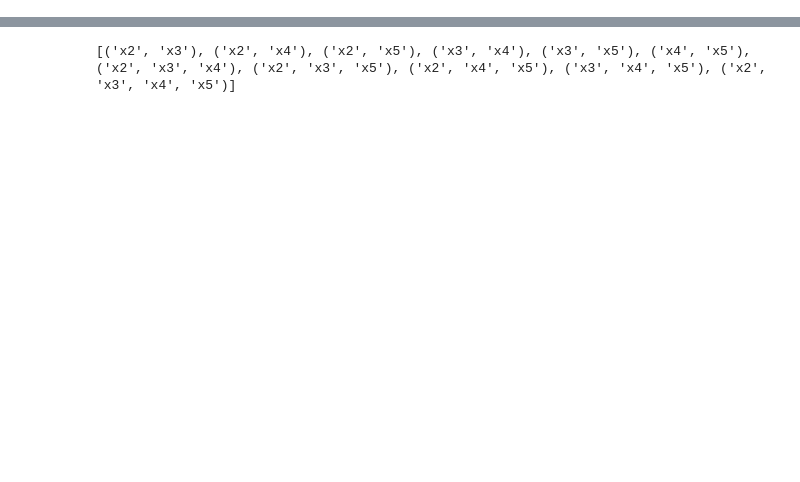
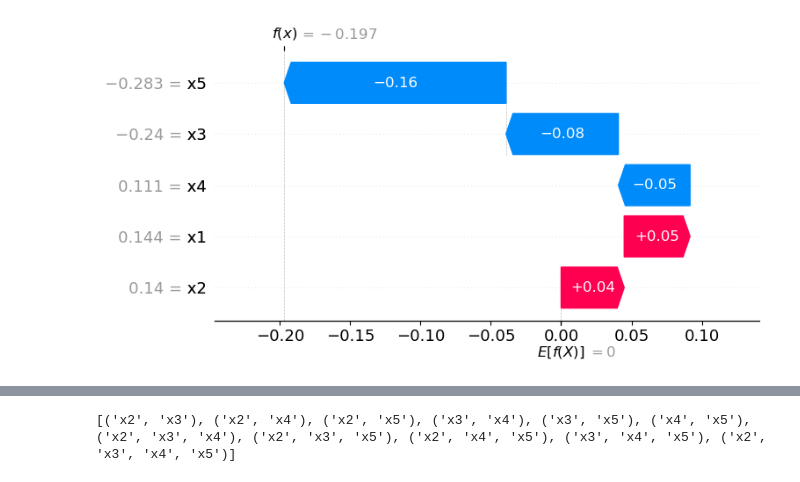
Before and after one commit to daryabiparva9/weighted_shapley, a Jupyter notebook: src/weighted_Shapley copy.ipynb, the cells around one changed output, grey strips where cells are left out. Saved outputs shown, nothing was run; the diff lists cells and outputs as text; code cells hidden in the pictures; blank space fills up the shorter version.

```diff
--- a/src/weighted_Shapley copy.ipynb
+++ b/src/weighted_Shapley copy.ipynb
@@ -102,3 +86,7 @@ KeyboardInterrupt:
+# %%
+shap.waterfall_plot(q)
+# %% [output]
+[figure, added]
 # %%
 shap.waterfall_plot(a)
 # %% [output]
```
Also changed, not shown: parts of 8 cells of this notebook, 5 other files.
